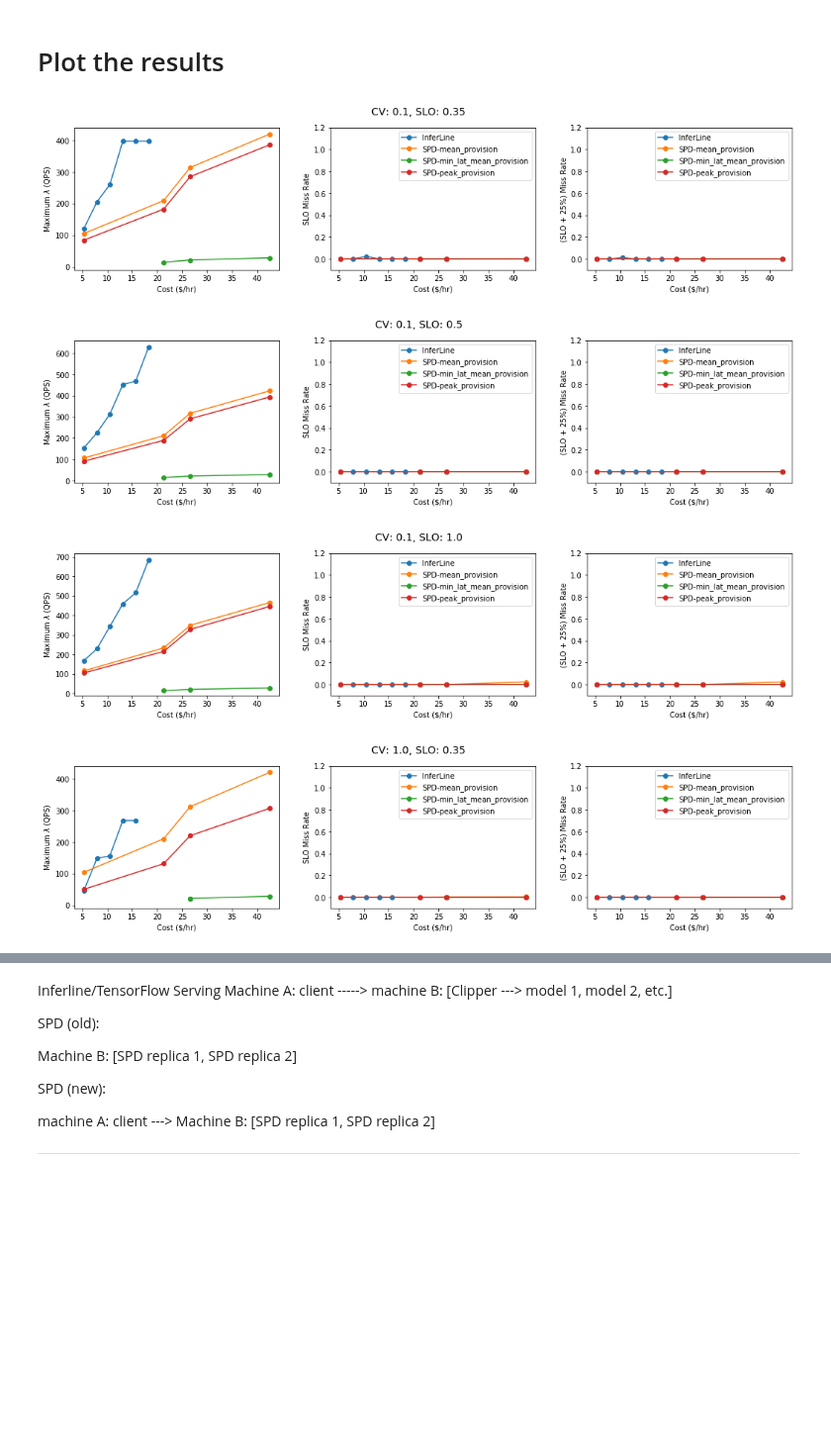
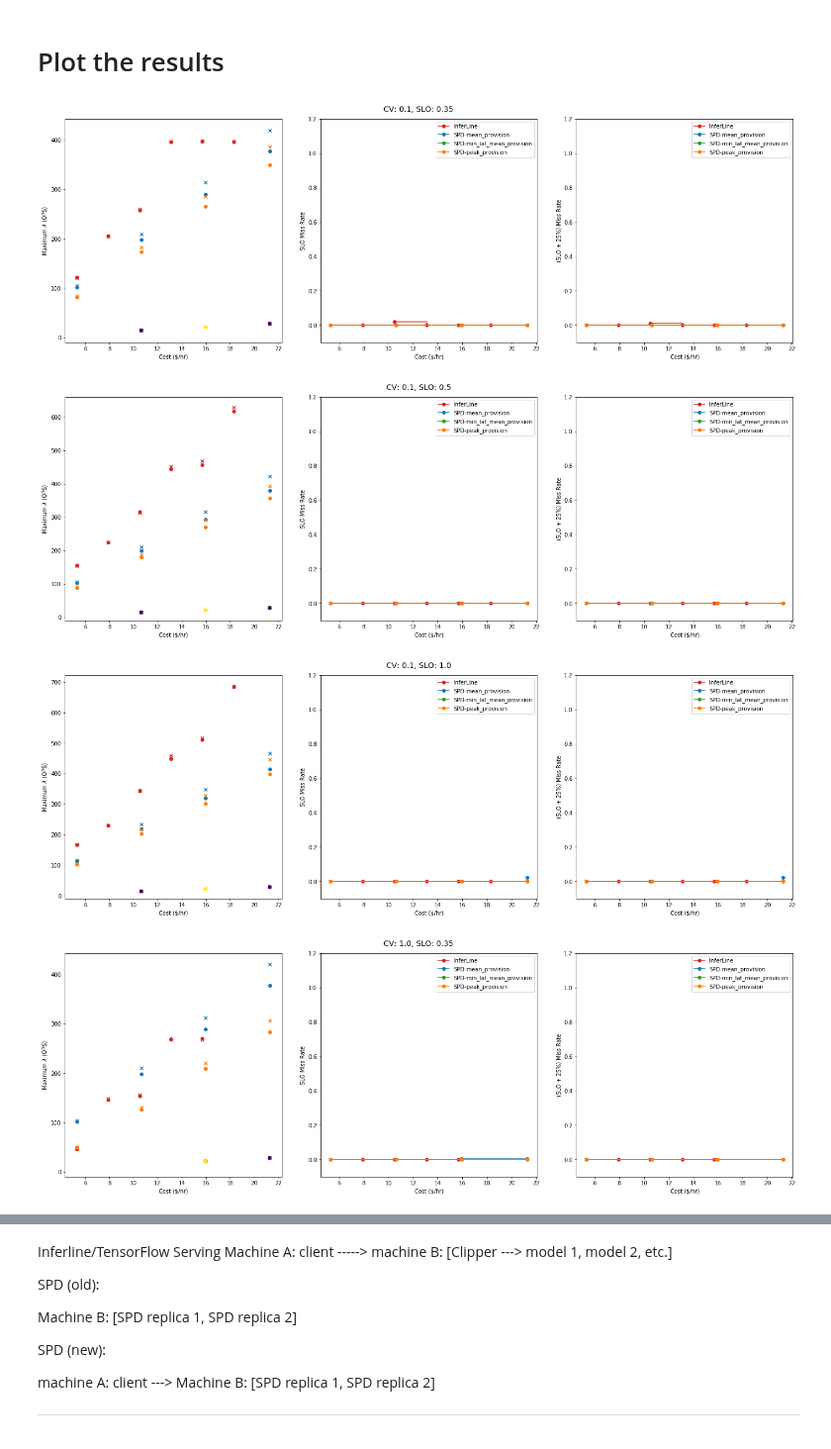
Before and after one commit to dcrankshaw/plots-model-comp-paper, a Jupyter notebook: plotting/system_comparison_plots_scratch.ipynb, the cells around one changed output, grey strips where cells are left out. Shown at 99% size. Cells and saved outputs as stored; diff of their text form; code cells hidden in the pictures; blank space fills up the shorter version.

Commit message:
plotting updates

```diff
--- a/plotting/system_comparison_plots_scratch.ipynb
+++ b/plotting/system_comparison_plots_scratch.ipynb
@@ -44,35 +86,42 @@ pipeline_one_df
 # %% [markdown]
 # Plot the results
 # %%
+names = pipeline_one_df.name.unique()
+colors = sns.color_palette(n_colors=len(names))
+cmap = dict(zip(names, colors))
 
 for cv, cv_group in pipeline_one_df.groupby(pipeline_one_df.CV):
     for slo, slo_group in cv_group.groupby(cv_group.slo):
-        fig, (ax_lam, ax_slo, ax_slo_25) = plt.subplots(nrows=1, ncols=3, figsize=(15, 4))
+        fig, (ax_lam, ax_slo, ax_slo_25) = plt.subplots(nrows=1, ncols=3, figsize=(20, 7))
 #         fig, (ax_lam, ax_slo) = plt.subplots(nrows=1, ncols=2, figsize=(10, 4))
         for name, name_group in slo_group.groupby(slo_group.name):
             name_group = name_group.sort_values("cost")
-            ax_lam.plot(name_group.cost, name_group["lambda"], "o-", label=name)
-            ax_slo.plot(name_group.cost, name_group.slo_miss_rate, "o-", label=name)
-            ax_slo_25.plot(name_group.cost, name_group.slo_plus_25_per_miss_rate, "o-", label=name)
+#             ax_lam.step(name_group.cost, name_group["lambda"], "x-", where="post", label="{}-lambda".format(name))
+            ax_lam.scatter(name_group.cost, name_group["lambda"], c=cmap[name], marker="x", label="{}-lambda".format(name))
+
+            ax_lam.scatter(name_group.cost, name_group["throughput"], c=cmap[name], marker="o", label="{}-thru".format(name))
+
+            ax_slo.step(name_group.cost, name_group.slo_miss_rate, "o-", c=cmap[name], where="post", label=name)
+            ax_slo_25.step(name_group.cost, name_group.slo_plus_25_per_miss_rate, "o-", c=cmap[name], where="post", label=name)
         ax_lam.set_ylabel("Maximum $\lambda$ (QPS)")
         ax_lam.set_xlabel("Cost ($/hr)")
         ax_lam.set_ylim(bottom=-10)
         ax_slo.set_xlabel("Cost ($/hr)")
         ax_slo.set_ylabel("SLO Miss Rate")
         ax_slo.set_ylim((-.1,1.2))
         ax_slo_25.set_xlabel("Cost ($/hr)")
         ax_slo_25.set_ylabel("(SLO + 25%) Miss Rate")
         ax_slo_25.set_ylim((-.1,1.2))
 
         ax_slo.legend(loc=0)
         ax_slo_25.legend(loc=0)
 
 
 #         ax_lam.legend(loc=0)
         fig.suptitle("CV: {cv}, SLO: {slo}".format(cv=cv, slo=slo), fontsize=14)
         plt.tight_layout(pad=3)
 # %% [output]
-[figure, old version]
+[figure, new version]
-[figure, old version]
+[figure, new version]
-[figure, old version]
+[figure, new version]
-[figure, old version]
+[figure, new version]
```
Also changed, not shown: parts of 4 cells of this notebook, 6 other files.
